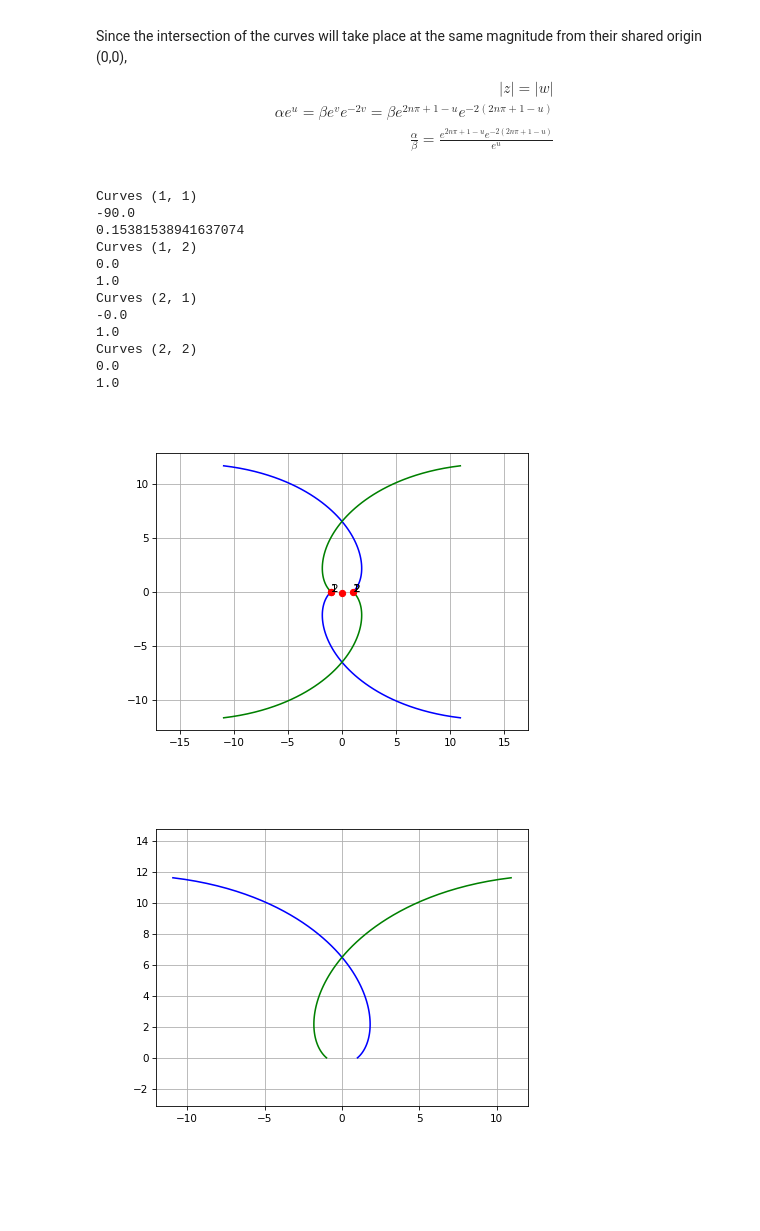
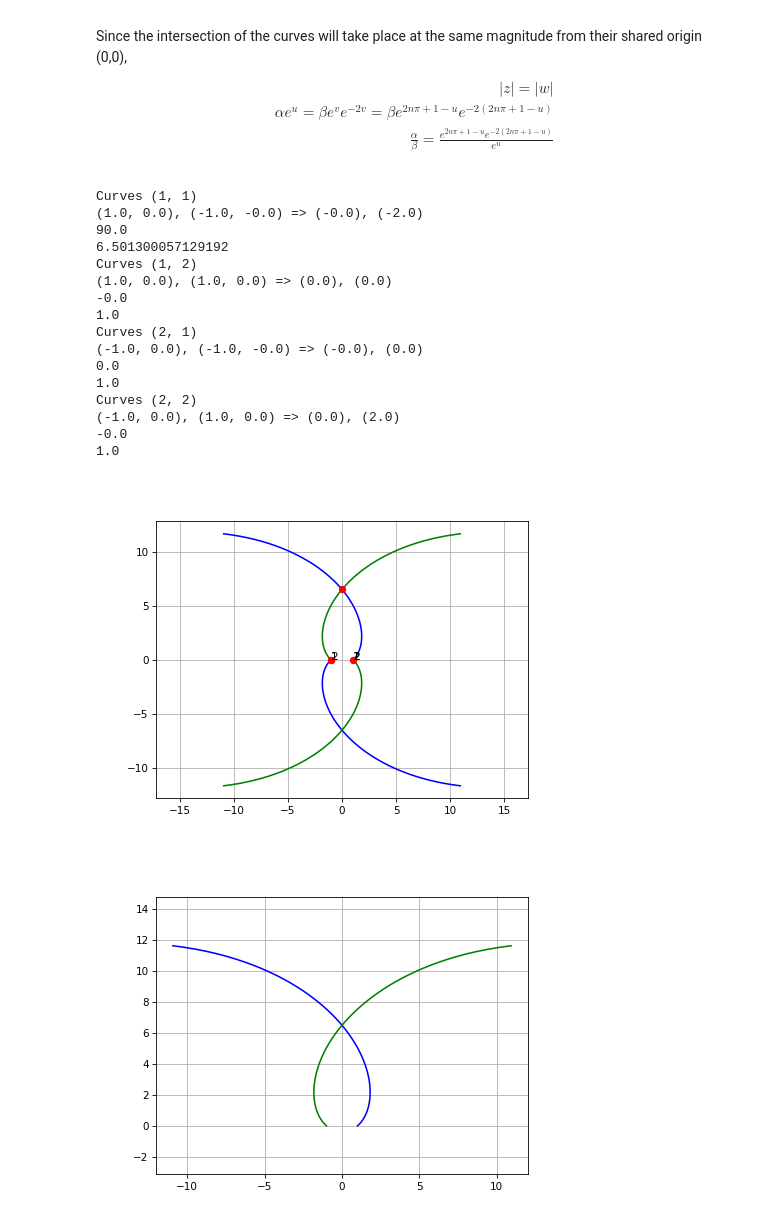
Before and after one commit to G-IV/Log-Spiral-Pattern, a Jupyter notebook: Log Spiral Jupyter Notebook.ipynb, the cells around one changed output. Saved outputs shown, nothing was run; the diff lists cells and outputs as text; code cells hidden in the pictures; blank space fills up the shorter version.

Commit message:
atan2() returns 0 for a 180 degree angle, (-1,0) (1,0)

```diff
--- a/Log Spiral Jupyter Notebook.ipynb
+++ b/Log Spiral Jupyter Notebook.ipynb
@@ -790,44 +790,49 @@ matching_points_coef.axis('equal') # Set the aspect ratio of the plot to be equa
 matching_points_coef.grid(True) # Turn on the grid
 # matching_points.set_xlim(-8, 8) # Set the limits of the plot
 # matching_points.set_ylim(-8, 8) # Set the limits of the plot
 
 curve_set = generate_curves(2, 75)
 plot_curves(curve_set, matching_points_coef)
 
 # Someone said that the curve cross at r = ab^theta and r = ab^(phi - theta + 2n*pi)
 for curve_index, curve in enumerate(curve_set['curves']):
     c_x = curve[0]['x']
     c_y = curve[0]['y']
     matching_points_coef.text(c_x, c_y, str(curve_index + 1))
     for mirror_index, mirror in enumerate(curve_set["mirrored_curves"]):
         print("Curves (" + str(curve_index + 1) + ", " + str(mirror_index + 1) + ")")
         m_x = mirror[0]['x']
         m_y = mirror[0]['y']
+        print("(" + str(c_x) + ", " + str(c_y) + "), (" + str(m_x) + ", " + str(m_y) + ") => (" + str(m_y - c_y) + "), (" + str(m_x - c_x) + ")")
         # find the bisected angle between the two points
-        bisect = math.atan2(m_y - c_y, m_x - c_x) / 2
+        bisect = -np.arctan2(m_y - c_y, m_x - c_x) / 2
         print(math.degrees(bisect))
         # find the r value for that angle on the first curve
-        r_bisect = calculate_r((a, pitch_angle(), bisect + curve[0]["theta"], curve[0]['rotation']))
+        r_bisect = calculate_r((a, pitch_angle(), bisect, curve[0]['rotation']))
         print(r_bisect)
         # find the cartesian coordinates for the point
-        x_b = calculate_r_cartesian((r_bisect, bisect + curve[0]["theta"], curve[0]['rotation']))['x']
-        y_b = calculate_r_cartesian((r_bisect, bisect + curve[0]["theta"], curve[0]['rotation']))['y']
+        x_b = calculate_r_cartesian((r_bisect, bisect, curve[0]['rotation']))['x']
+        y_b = calculate_r_cartesian((r_bisect, bisect, curve[0]['rotation']))['y']
         matching_points_coef.text(m_x, m_y, str(mirror_index + 1))
         matching_points_coef.plot(x_b, y_b, 'ro')
 # %% [output]
 Curves (1, 1)
--90.0
-0.15381538941637074
+(1.0, 0.0), (-1.0, -0.0) => (-0.0), (-2.0)
+90.0
+6.501300057129192
 Curves (1, 2)
+(1.0, 0.0), (1.0, 0.0) => (0.0), (0.0)
+-0.0
+1.0
+Curves (2, 1)
+(-1.0, 0.0), (-1.0, -0.0) => (-0.0), (0.0)
 0.0
 1.0
-Curves (2, 1)
+Curves (2, 2)
+(-1.0, 0.0), (1.0, 0.0) => (0.0), (2.0)
 -0.0
 1.0
-Curves (2, 2)
-0.0
-1.0
-[figure, old version]
+[figure, new version]
 # %%
 #------------------------------------------------------------
 #
```
